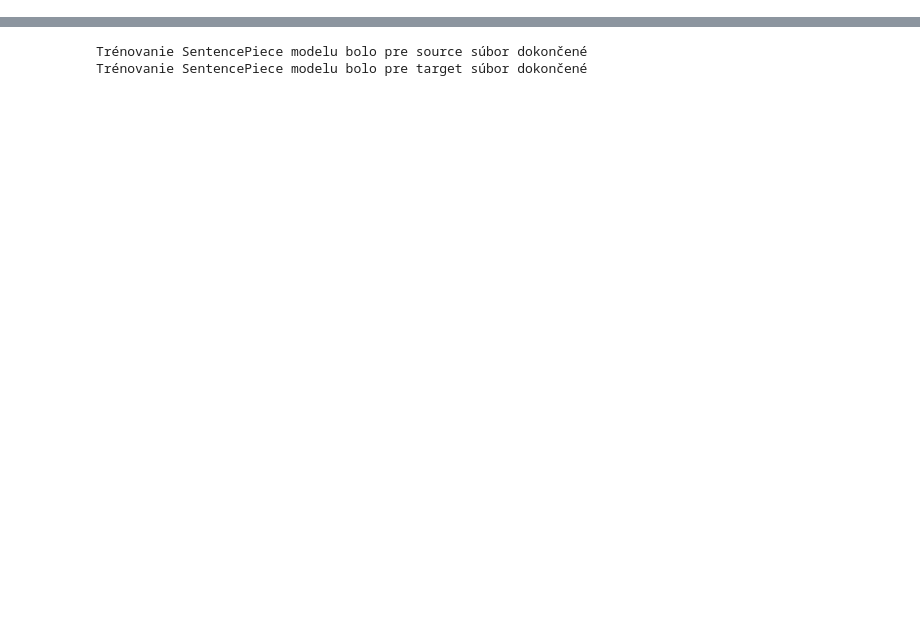
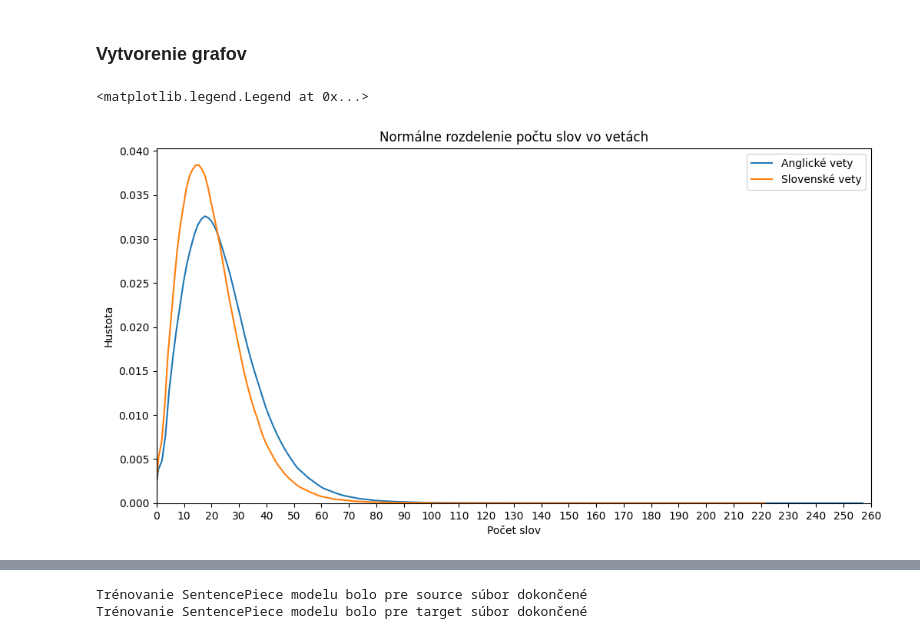
Before and after one commit to ukf-matusklestinec/Strojovy-preklad-DP, a Jupyter notebook: Predspracovanie_dat_Trenovanie.ipynb, the cells around one changed output, grey strips where cells are left out. Saved outputs shown, nothing was run; the diff lists cells and outputs as text; code cells hidden in the pictures; blank space fills up the shorter version.

```diff
--- a/Predspracovanie_dat_Trenovanie.ipynb
+++ b/Predspracovanie_dat_Trenovanie.ipynb
@@ -202,0 +168,19 @@ Target súbor uložený: /content/drive/MyDrive/Colab_Notebooks/Diplomovka/Dát
+# %% [markdown]
+### Vytvorenie grafov
+# %%
+# Graf normálneho rozdelenia počtu slov viet anglického a slovenského textu
+fig, ax = plt.subplots(figsize=(12, 6))
+
+sns.kdeplot(df['Source_pocet_slov'], ax=ax, label="Anglické vety")
+sns.kdeplot(df['Target_pocet_slov'], ax=ax, label="Slovenské vety")
+
+ax.set_xlim(0, 250)
+ax.set_xticks(range(0, 261, 10))
+
+ax.set_title("Normálne rozdelenie počtu slov vo vetách")
+ax.set_xlabel("Počet slov")
+ax.set_ylabel("Hustota")
+ax.legend()
+# %% [output]
+<matplotlib.legend.Legend at 0x...>
+[figure, added]
```
Also changed, not shown: parts of 19 cells of this notebook.
